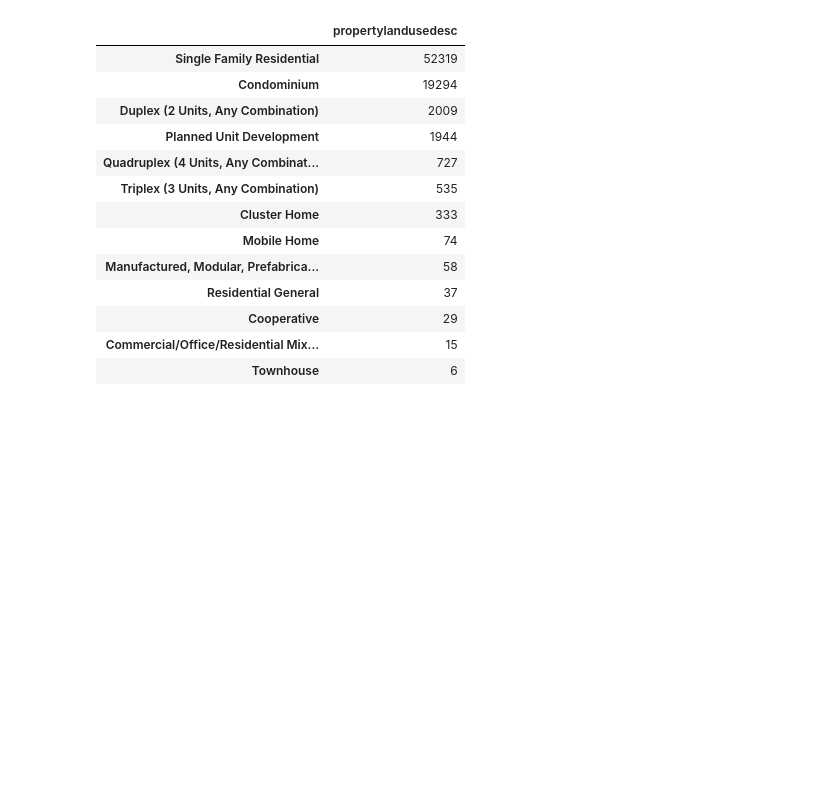
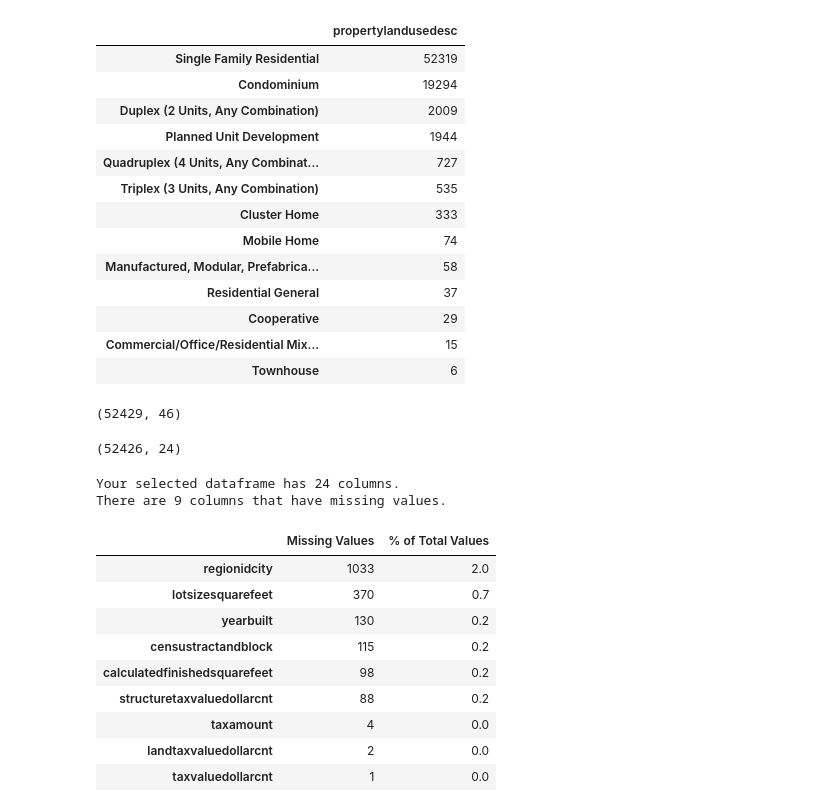
Before and after one commit to HeatherOrtegaMcMillan/Zillow_clustering_project, a Jupyter notebook: initial_notebook.ipynb, the cells around one changed output. Drawn from its saved outputs; the diff is of its cells as text; code cells hidden in the pictures; blank space fills up the shorter version.

```diff
--- a/initial_notebook.ipynb
+++ b/initial_notebook.ipynb
@@ -343,11 +350,11 @@ def single_homes(df):
     '''
     Function takes in zillow dataframe and outputs dataframe with only data for single unit homes.
     Single unit home defined as any of the following
-    'Single Family Residential', 'Condominium', 'Townhouse', 'Manufactured, Modular, Prefabricated Homes', 'Mobile Home'
+    'Single Family Residential', 'Townhouse', 'Manufactured, Modular, Prefabricated Homes', 'Mobile Home'
     Home must also have unit count of 1 or NaN
     '''
     # define single home descriptions
-    single_homes = ['Single Family Residential', 'Condominium', 'Townhouse', 'Manufactured, Modular, Prefabricated Homes', 'Mobile Home']
+    single_homes = ['Single Family Residential', 'Townhouse', 'Manufactured, Modular, Prefabricated Homes', 'Mobile Home']
 
     # If the property land use description is the in the single homes list keep it
     df = df[df['propertylandusedesc'].isin(single_homes)]
@@ -359,3 +366,52 @@ def single_homes(df):
     df = df[unitcnt_mask]
 
     return df
+# %%
+# after filtering for single family homes there are now 52,429 data points to look at
+df = single_homes(df)
+df.shape
+# %% [output]
+(52429, 46)
+# %%
+# put in wrangle
+def drop_missing(df, min_col_percent= 0.65, min_row_percent = 0.85):
+    '''
+    This columns takes in a dataframe and outputs one with nulls dropped
+    The minimum col percent is how many null values you would like to have in your columns for them to stay
+    min_row_percent will be how many values must be not null in order to keep that row
+    '''
+    # calculate columns threshold (any columsn that have more nulls than this, dropped)
+    col_thresh = int(round(min_col_percent*df.shape[0]))
+
+    # drop coulmns
+    df = df.dropna(axis=1, thresh=col_thresh)
+
+    # calculate row threshold
+    row_thresh = int(round(min_row_percent * df.shape[1]))
+
+    # drop rows
+
+    df = df.dropna(axis=0, thresh=row_thresh)
+
+    return df
+# %%
+df_dropped = drop_missing(df)
+# %%
+df_dropped.shape
+# %% [output]
+(52426, 24)
+# %%
+missing_values_table(df_dropped)
+# %% [output]
+Your selected dataframe has 24 columns.
+There are 9 columns that have missing values.
+|  | Missing Values | % of Total Values |
+| regionidcity | 1033 | 2.0 |
+| lotsizesquarefeet | 370 | 0.7 |
+| yearbuilt | 130 | 0.2 |
+| censustractandblock | 115 | 0.2 |
+| calculatedfinishedsquarefeet | 98 | 0.2 |
+| structuretaxvaluedollarcnt | 88 | 0.2 |
+| taxamount | 4 | 0.0 |
+| landtaxvaluedollarcnt | 2 | 0.0 |
+| taxvaluedollarcnt | 1 | 0.0 |
```
Also changed, not shown: parts of 34 cells of this notebook.
